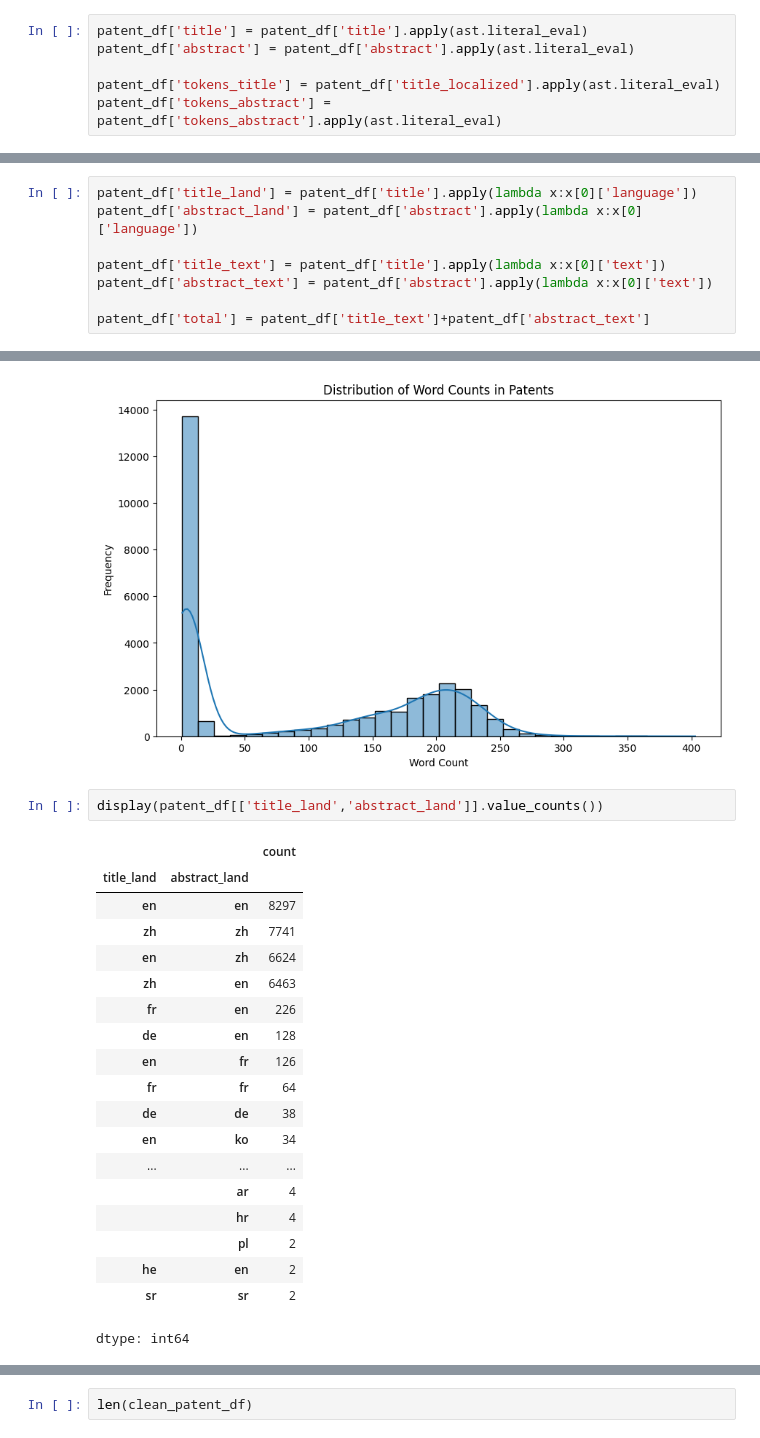
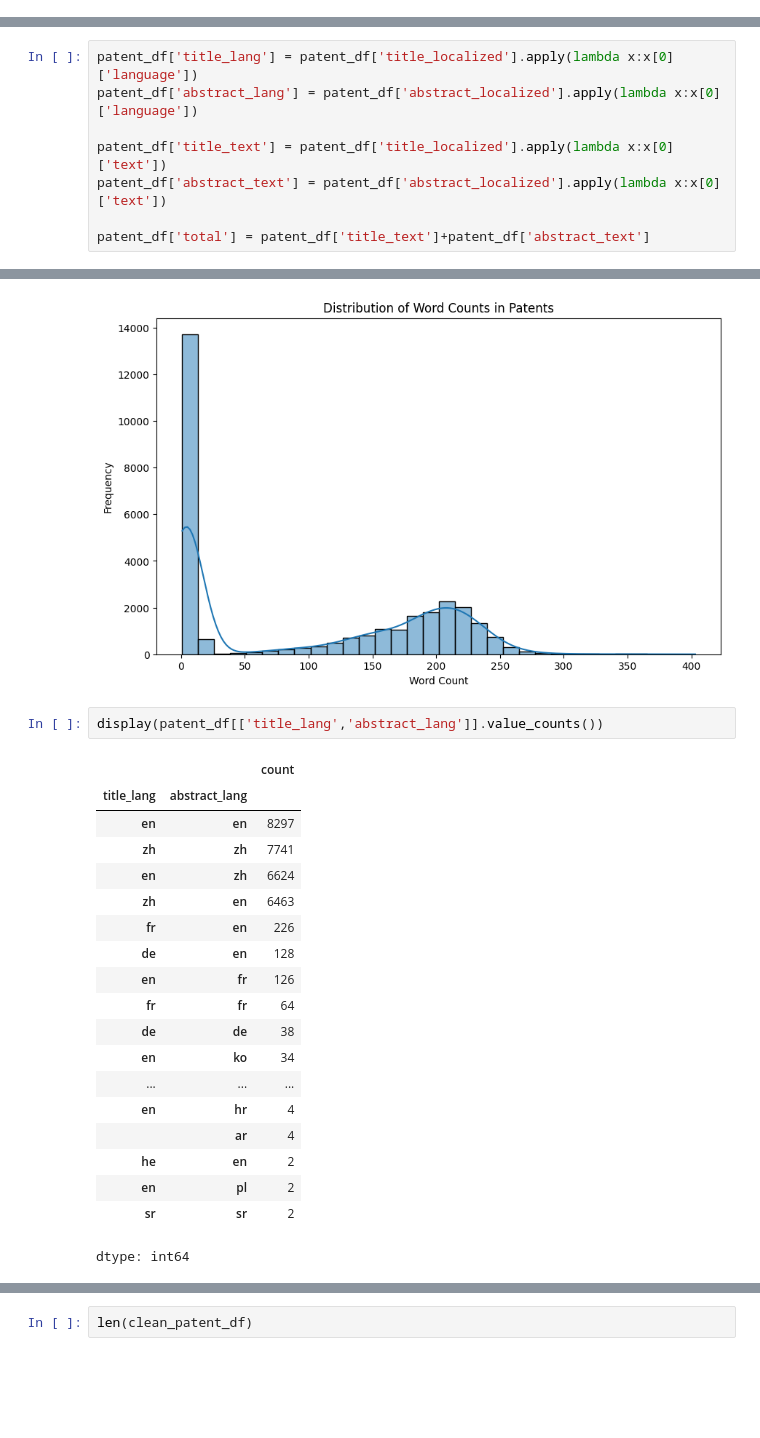
Before and after one commit to tamannaKumavat/SwissText_Shared_Task_2025, a Jupyter notebook: QA_Pairs_1.ipynb, the cells around one changed output, grey strips where cells are left out. Drawn from its saved outputs; the diff is of its cells as text; blank space fills up the shorter version.

```diff
--- a/QA_Pairs_1.ipynb
+++ b/QA_Pairs_1.ipynb
@@ -643,6 +651,0 @@ patent_df.head()
-# %%
-patent_df['title'] = patent_df['title'].apply(ast.literal_eval)
-patent_df['abstract'] = patent_df['abstract'].apply(ast.literal_eval)
-
-patent_df['tokens_title'] = patent_df['title_localized'].apply(ast.literal_eval)
-patent_df['tokens_abstract'] = patent_df['tokens_abstract'].apply(ast.literal_eval)
@@ -651,9 +652,9 @@ KeyError: 'title'
 # %%
-patent_df['title_land'] = patent_df['title'].apply(lambda x:x[0]['language'])
-patent_df['abstract_land'] = patent_df['abstract'].apply(lambda x:x[0]['language'])
+patent_df['title_lang'] = patent_df['title_localized'].apply(lambda x:x[0]['language'])
+patent_df['abstract_lang'] = patent_df['abstract_localized'].apply(lambda x:x[0]['language'])
 
-patent_df['title_text'] = patent_df['title'].apply(lambda x:x[0]['text'])
-patent_df['abstract_text'] = patent_df['abstract'].apply(lambda x:x[0]['text'])
+patent_df['title_text'] = patent_df['title_localized'].apply(lambda x:x[0]['text'])
+patent_df['abstract_text'] = patent_df['abstract_localized'].apply(lambda x:x[0]['text'])
 
 patent_df['total'] = patent_df['title_text']+patent_df['abstract_text']
 # %%
@@ -674,10 +675,10 @@ plt.show()
 # %% [output]
 [figure]
 # %%
-display(patent_df[['title_land','abstract_land']].value_counts())
+display(patent_df[['title_lang','abstract_lang']].value_counts())
 # %% [output]
 |  |  | count |
-| title_land | abstract_land |  |
+| title_lang | abstract_lang |  |
 | en | en | 8297 |
 | zh | zh | 7741 |
 | en | zh | 6624 |
@@ -689,9 +690,9 @@ display(patent_df[['title_land','abstract_land']].value_counts())
 | de | de | 38 |
 | en | ko | 34 |
 | ... | ... | ... |
+| en | hr | 4 |
 |  | ar | 4 |
-|  | hr | 4 |
-|  | pl | 2 |
 | he | en | 2 |
+| en | pl | 2 |
 | sr | sr | 2 |
 dtype: int64
```
Also changed, not shown: parts of 13 cells of this notebook.
